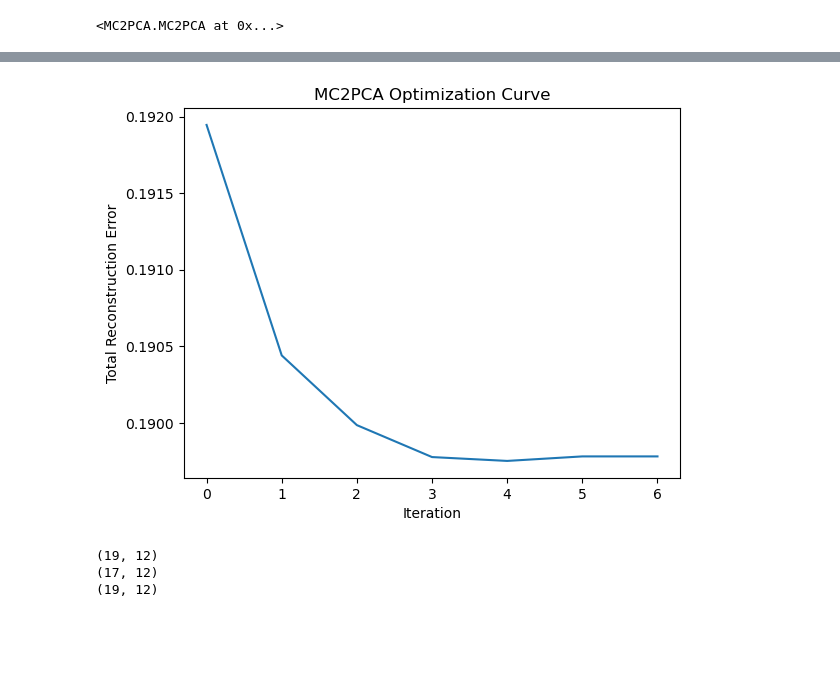
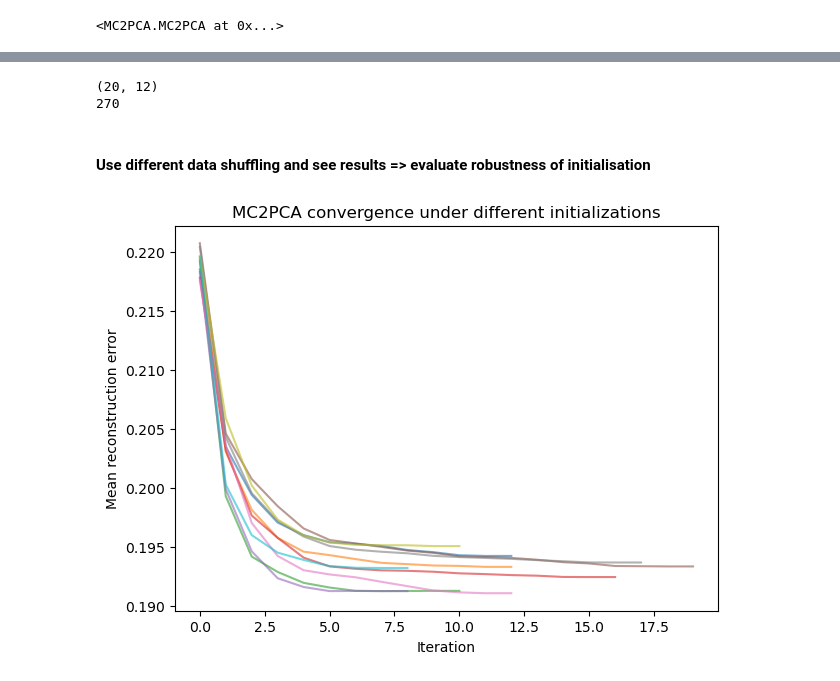
Before and after one commit to luckyman94/Implementation-of-the-MC2PCA, a Jupyter notebook: exp01_test_with_japan_vowels.ipynb, the cells around one changed output, grey strips where cells are left out. Cells and saved outputs as stored; diff of their text form; code cells hidden in the pictures; blank space fills up the shorter version.

```diff
--- a/exp01_test_with_japan_vowels.ipynb
+++ b/exp01_test_with_japan_vowels.ipynb
@@ -38,18 +38,47 @@ plt.show()
 # %%
-plt.plot(model.errors)
-plt.title("MC2PCA Optimization Curve")
-plt.xlabel("Iteration")
-plt.ylabel("Total Reconstruction Error")
-plt.show()
+print(series_list[0].shape)
+print(len(series_list))
 # %% [output]
-[figure, removed]
+(20, 12)
+270
+# %% [markdown]
+#### Use different data shuffling and see results => evaluate robustness of initialisation
 # %%
-print(model.assignments)
+def run_mc2pca_with_shuffle(series_list, K, p, seed):
+    rng = np.random.default_rng(seed)
+    idx = rng.permutation(len(series_list))
+
+    series_shuffled = [series_list[i] for i in idx]
+
+    model = MC2PCA(p=p, tol=1e-7, max_iter=50)
+    model.fit(series_shuffled, K)
+
+    return {
+        "errors": model.errors,
+        "final_error": model.errors[-1],
+        "cluster_sizes": [len(c) for c in model.clusters]
+    }
-# %%
-print(series_list[0].shape)
-print(series_list[1].shape)
-print(series_list[2].shape)
-# %% [output]
-(19, 12)
-(17, 12)
-(19, 12)
+# %%
+n_runs = 10
+results = []
+
+for seed in range(n_runs):
+    res = run_mc2pca_with_shuffle(
+        series_list=series_list,
+        K=9,
+        p=3,
+        seed=seed
+    )
+    results.append(res)
+# %%
+plt.figure(figsize=(7,5))
+
+for r in results:
+    plt.plot(r["errors"], alpha=0.6)
+
+plt.title("MC2PCA convergence under different initializations")
+plt.xlabel("Iteration")
+plt.ylabel("Mean reconstruction error")
+plt.show()
+# %% [output]
+[figure, added]
```
Also changed, not shown: parts of 11 cells of this notebook.
